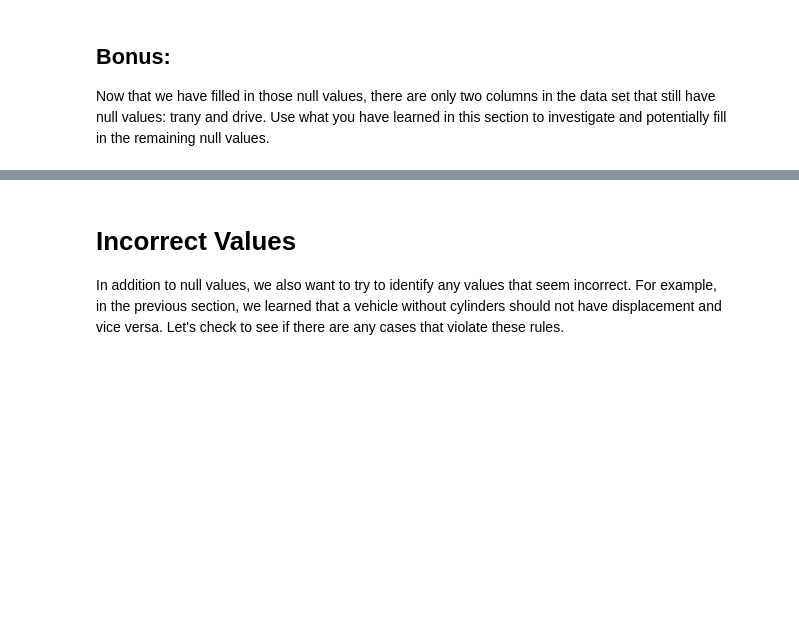
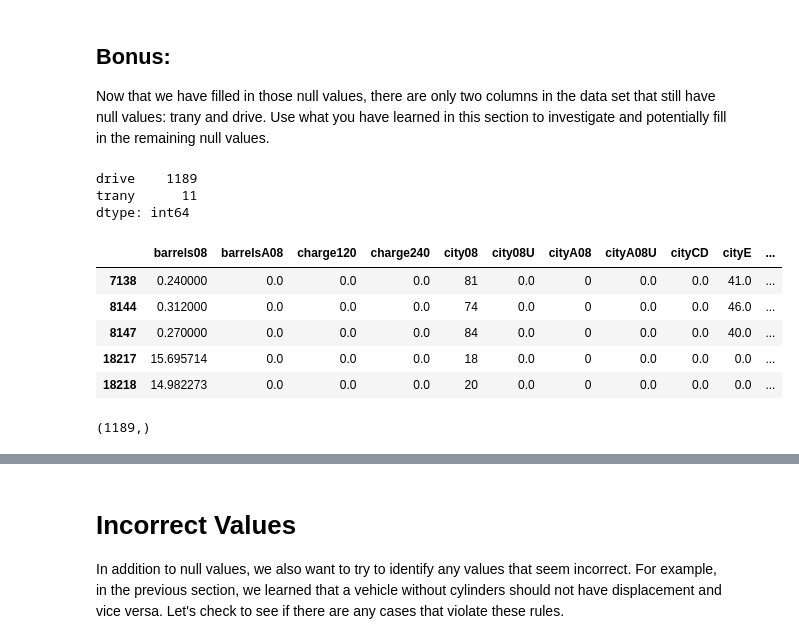
Before and after one commit to Ironhack-Data-Madrid-Octubre-2023/2.4-lab_data_cleaning, a Jupyter notebook: your-code/main.ipynb, the cells around one changed output, grey strips where cells are left out. Cells and saved outputs as stored; diff of their text form; code cells hidden in the pictures; blank space fills up the shorter version.

```diff
--- a/your-code/main.ipynb
+++ b/your-code/main.ipynb
@@ -344,3 +344,27 @@ dtype: int64
 Now that we have filled in those null values, there are only two columns in the data set that still have null values: trany and drive. Use what you have learned in this section to investigate and potentially fill in the remaining null values.
 # %%
 #your code
+cols_nans = data.isna().sum()
+cols_nans[cols_nans>0]
+# %% [output]
+drive    1189
+trany      11
+dtype: int64
+# %%
+# Vemos que hay tan solo 11 que tengan transmisión desconocida mientras que coches que tengan la variable drive vacía hay 1189 -> interesa más limpiar esta
+# # Aplico filtro a ver si por encima veo algo:
+data[data.drive.isna()].head()
+# %% [output]
+|  | barrels08 | barrelsA08 | charge120 | charge240 | city08 | city08U | cityA08 | cityA08U | cityCD | cityE | ... |
+| 7138 | 0.240000 | 0.0 | 0.0 | 0.0 | 81 | 0.0 | 0 | 0.0 | 0.0 | 41.0 | ... |
+| 8144 | 0.312000 | 0.0 | 0.0 | 0.0 | 74 | 0.0 | 0 | 0.0 | 0.0 | 46.0 | ... |
+| 8147 | 0.270000 | 0.0 | 0.0 | 0.0 | 84 | 0.0 | 0 | 0.0 | 0.0 | 40.0 | ... |
+| 18217 | 15.695714 | 0.0 | 0.0 | 0.0 | 18 | 0.0 | 0 | 0.0 | 0.0 | 0.0 | ... |
+| 18218 | 14.982273 | 0.0 | 0.0 | 0.0 | 20 | 0.0 | 0 | 0.0 | 0.0 | 0.0 | ... |
+# %%
+# A simple vista no se ve un denominador común -> Quizas aplicando unique a los valores categóricos logro ver algo más:
+# Para ello voy a sacar los indices de esta tabla de datos filtrada del paso anterior
+indicesnandrive = data[data.drive.isna()].index
+indicesnandrive.shape # Comprobamos que efectivamente tenga 1189 datos
+# %% [output]
+(1189,)
```
Also changed, not shown: parts of 13 cells of this notebook.
